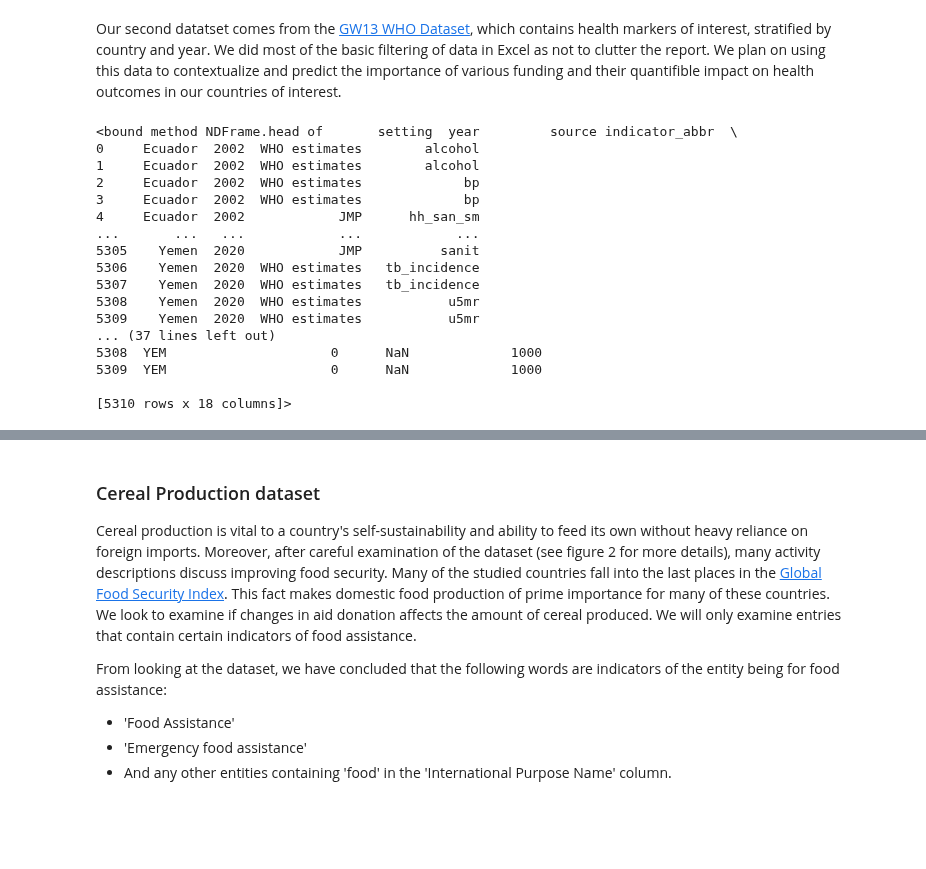
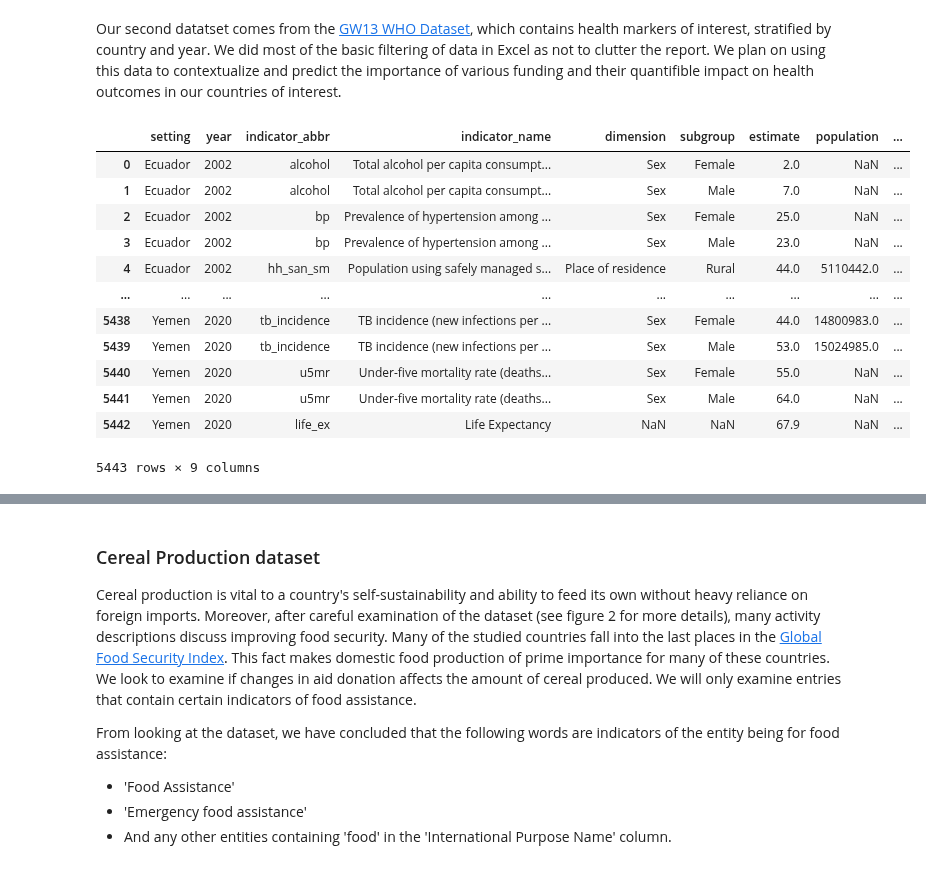
Before and after one commit to chriscallahan99/DataScience_Final_Project, a Jupyter notebook: DS_Milestone_1.ipynb, the cells around one changed output, grey strips where cells are left out. Drawn from its saved outputs; the diff is of its cells as text; code cells hidden in the pictures; blank space fills up the shorter version.

```diff
--- a/DS_Milestone_1.ipynb
+++ b/DS_Milestone_1.ipynb
@@ -305,22 +286,18 @@ At the end of your notebook you should outline at least two ideas of what model
 Our second datatset comes from the [GW13 WHO Dataset](https://www.who.int/data/inequality-monitor/data#PageContent_C160_Col00), which contains health markers of interest, stratified by country and year. We did most of the basic filtering of data in Excel as not to clutter the report. We plan on using this data to contextualize and predict the importance of various funding and their quantifible impact on health outcomes in our countries of interest.
 # %%
 gw19_df = pd.read_excel(".." + slash_char + "WHO_datasets"+ slash_char + "GW19_2002_2020_filtered.xlsx")
-gw19_df.head
+gw19_df
 # %% [output]
+|  | setting | year | indicator_abbr | indicator_name | dimension | subgroup | estimate | population | ... |
+| 0 | Ecuador | 2002 | alcohol | Total alcohol per capita consumpt... | Sex | Female | 2.0 | NaN | ... |
+| 1 | Ecuador | 2002 | alcohol | Total alcohol per capita consumpt... | Sex | Male | 7.0 | NaN | ... |
+| 2 | Ecuador | 2002 | bp | Prevalence of hypertension among ... | Sex | Female | 25.0 | NaN | ... |
+| 3 | Ecuador | 2002 | bp | Prevalence of hypertension among ... | Sex | Male | 23.0 | NaN | ... |
+| 4 | Ecuador | 2002 | hh_san_sm | Population using safely managed s... | Place of residence | Rural | 44.0 | 5110442.0 | ... |
+| ... | ... | ... | ... | ... | ... | ... | ... | ... | ... |
+| 5438 | Yemen | 2020 | tb_incidence | TB incidence (new infections per ... | Sex | Female | 44.0 | 14800983.0 | ... |
+| 5439 | Yemen | 2020 | tb_incidence | TB incidence (new infections per ... | Sex | Male | 53.0 | 15024985.0 | ... |
+| 5440 | Yemen | 2020 | u5mr | Under-five mortality rate (deaths... | Sex | Female | 55.0 | NaN | ... |
+| 5441 | Yemen | 2020 | u5mr | Under-five mortality rate (deaths... | Sex | Male | 64.0 | NaN | ... |
+| 5442 | Yemen | 2020 | life_ex | Life Expectancy | NaN | NaN | 67.9 | NaN | ... |
-<bound method NDFrame.head of       setting  year         source indicator_abbr  \
-0     Ecuador  2002  WHO estimates        alcohol
-1     Ecuador  2002  WHO estimates        alcohol
-2     Ecuador  2002  WHO estimates             bp
-3     Ecuador  2002  WHO estimates             bp
-4     Ecuador  2002            JMP      hh_san_sm
-...       ...   ...            ...            ...
-5305    Yemen  2020            JMP          sanit
-5306    Yemen  2020  WHO estimates   tb_incidence
-5307    Yemen  2020  WHO estimates   tb_incidence
-5308    Yemen  2020  WHO estimates           u5mr
-5309    Yemen  2020  WHO estimates           u5mr
-... (37 lines left out)
-5308  YEM                     0      NaN             1000
-5309  YEM                     0      NaN             1000
-
-[5310 rows x 18 columns]>
+5443 rows × 9 columns
```
Also changed, not shown: parts of 8 cells of this notebook.
